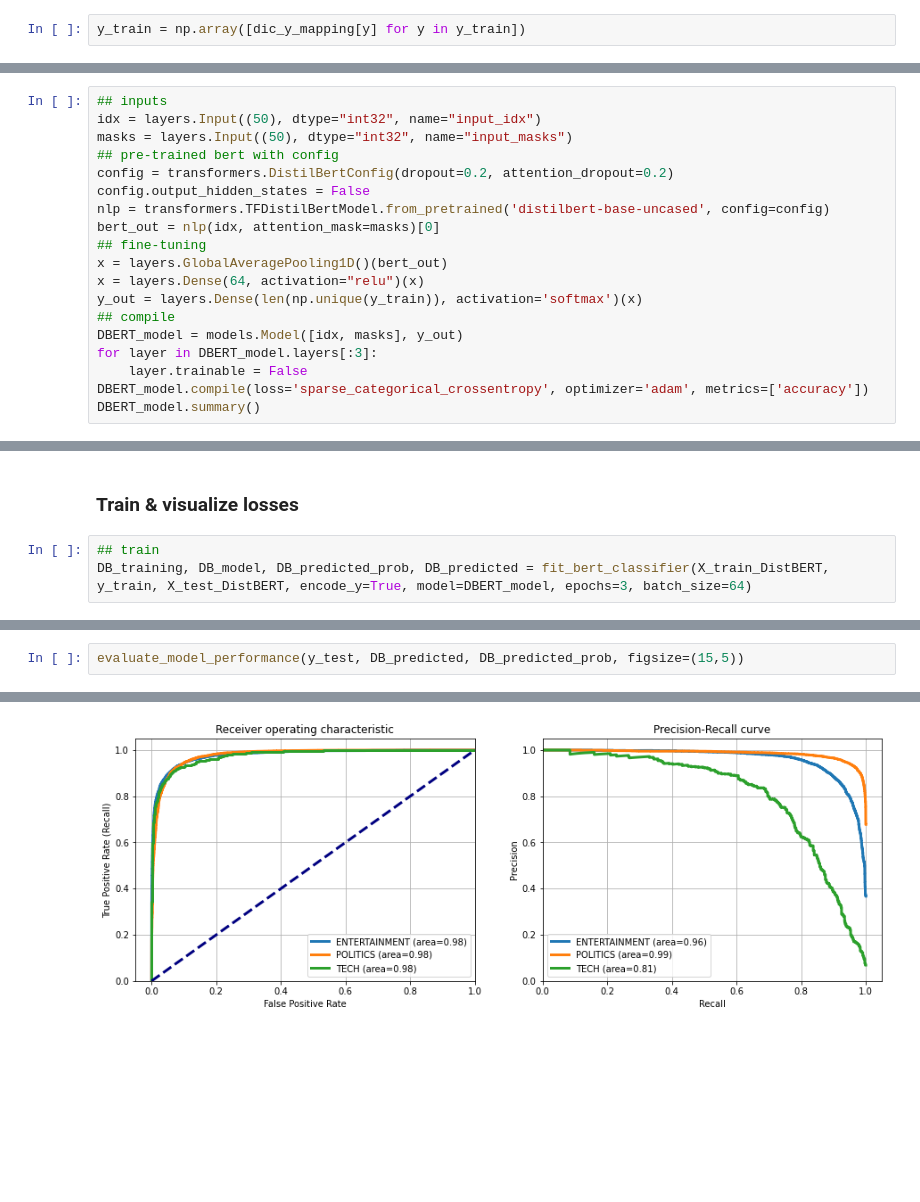
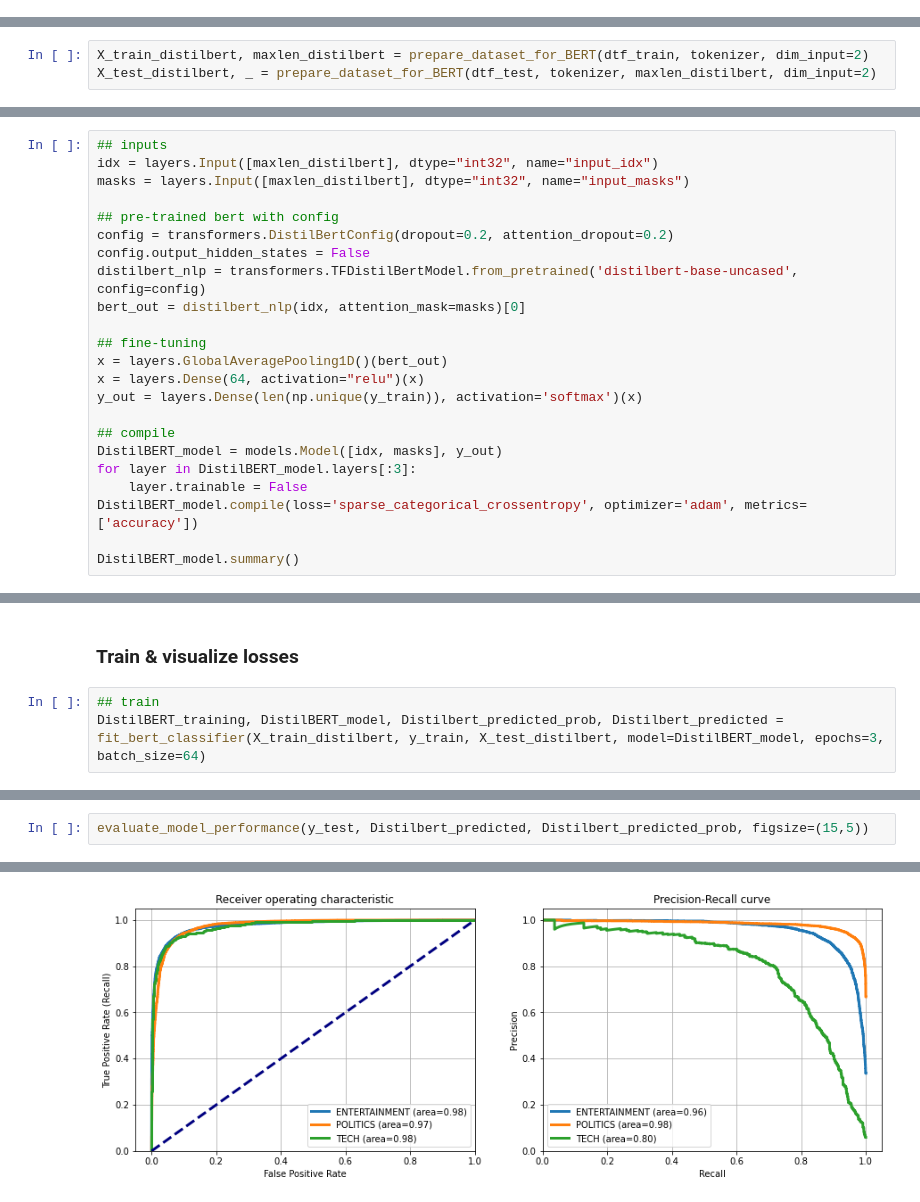
Before and after one commit to LaurentVeyssier/Text-Classification-with-3-key-NLP-techniques, a Jupyter notebook: Text_classification_with_3_different_NLP_techniques.ipynb, the cells around one changed output, grey strips where cells are left out. Drawn from its saved outputs; the diff is of its cells as text; blank space fills up the shorter version.

```diff
--- a/Text_classification_with_3_different_NLP_techniques.ipynb
+++ b/Text_classification_with_3_different_NLP_techniques.ipynb
@@ -1200,4 +1258,2 @@ def fit_bert_classifier(X_train, y_train, X_test, encode_y=False, dic_y_mapping=
     return training, training.model, predicted_prob, predicted
-# %%
-y_train = np.array([dic_y_mapping[y] for y in y_train])
 # %%
@@ -1318,0 +1300,3 @@ created tensor idx-masks-segments: 2x (15264, 50)
+# %%
+X_train_distilbert, maxlen_distilbert = prepare_dataset_for_BERT(dtf_train, tokenizer, dim_input=2)
+X_test_distilbert, _ = prepare_dataset_for_BERT(dtf_test, tokenizer, maxlen_distilbert, dim_input=2)
@@ -1320,21 +1309,25 @@ created tensor idx-masks-segments: 2x (15264, 50)
 ### Instantiate DistilBERT model
 # %%
 ## inputs
-idx = layers.Input((50), dtype="int32", name="input_idx")
-masks = layers.Input((50), dtype="int32", name="input_masks")
+idx = layers.Input([maxlen_distilbert], dtype="int32", name="input_idx")
+masks = layers.Input([maxlen_distilbert], dtype="int32", name="input_masks")
+
 ## pre-trained bert with config
 config = transformers.DistilBertConfig(dropout=0.2, attention_dropout=0.2)
 config.output_hidden_states = False
-nlp = transformers.TFDistilBertModel.from_pretrained('distilbert-base-uncased', config=config)
-bert_out = nlp(idx, attention_mask=masks)[0]
+distilbert_nlp = transformers.TFDistilBertModel.from_pretrained('distilbert-base-uncased', config=config)
+bert_out = distilbert_nlp(idx, attention_mask=masks)[0]
+
 ## fine-tuning
 x = layers.GlobalAveragePooling1D()(bert_out)
 x = layers.Dense(64, activation="relu")(x)
 y_out = layers.Dense(len(np.unique(y_train)), activation='softmax')(x)
+
 ## compile
-DBERT_model = models.Model([idx, masks], y_out)
-for layer in DBERT_model.layers[:3]:
+DistilBERT_model = models.Model([idx, masks], y_out)
+for layer in DistilBERT_model.layers[:3]:
     layer.trainable = False
-DBERT_model.compile(loss='sparse_categorical_crossentropy', optimizer='adam', metrics=['accuracy'])
-DBERT_model.summary()
+DistilBERT_model.compile(loss='sparse_categorical_crossentropy', optimizer='adam', metrics=['accuracy'])
+
+DistilBERT_model.summary()
 # %% [output]
@@ -1364,5 +1357,5 @@ ________________________________________________________________________________
 ### Train & visualize losses
 # %%
 ## train
-DB_training, DB_model, DB_predicted_prob, DB_predicted = fit_bert_classifier(X_train_DistBERT, y_train, X_test_DistBERT, encode_y=True, model=DBERT_model, epochs=3, batch_size=64)
+DistilBERT_training, DistilBERT_model, Distilbert_predicted_prob, Distilbert_predicted = fit_bert_classifier(X_train_distilbert, y_train, X_test_distilbert, model=DistilBERT_model, epochs=3, batch_size=64)
 # %% [output]
@@ -1412,5 +1376,5 @@ plot_training_metrics(DB_training)
 # %%
-evaluate_model_performance(y_test, DB_predicted, DB_predicted_prob, figsize=(15,5))
+evaluate_model_performance(y_test, Distilbert_predicted, Distilbert_predicted_prob, figsize=(15,5))
 # %% [output]
 Accuracy: 0.92
 Auc: 0.98
@@ -1426,3 +1390,3 @@ ENTERTAINMENT       0.90      0.89      0.90      4789
  weighted avg       0.92      0.92      0.92     15264
 [figure]
-[figure, old version]
+[figure, new version]
```
Also changed, not shown: parts of 78 cells of this notebook.
